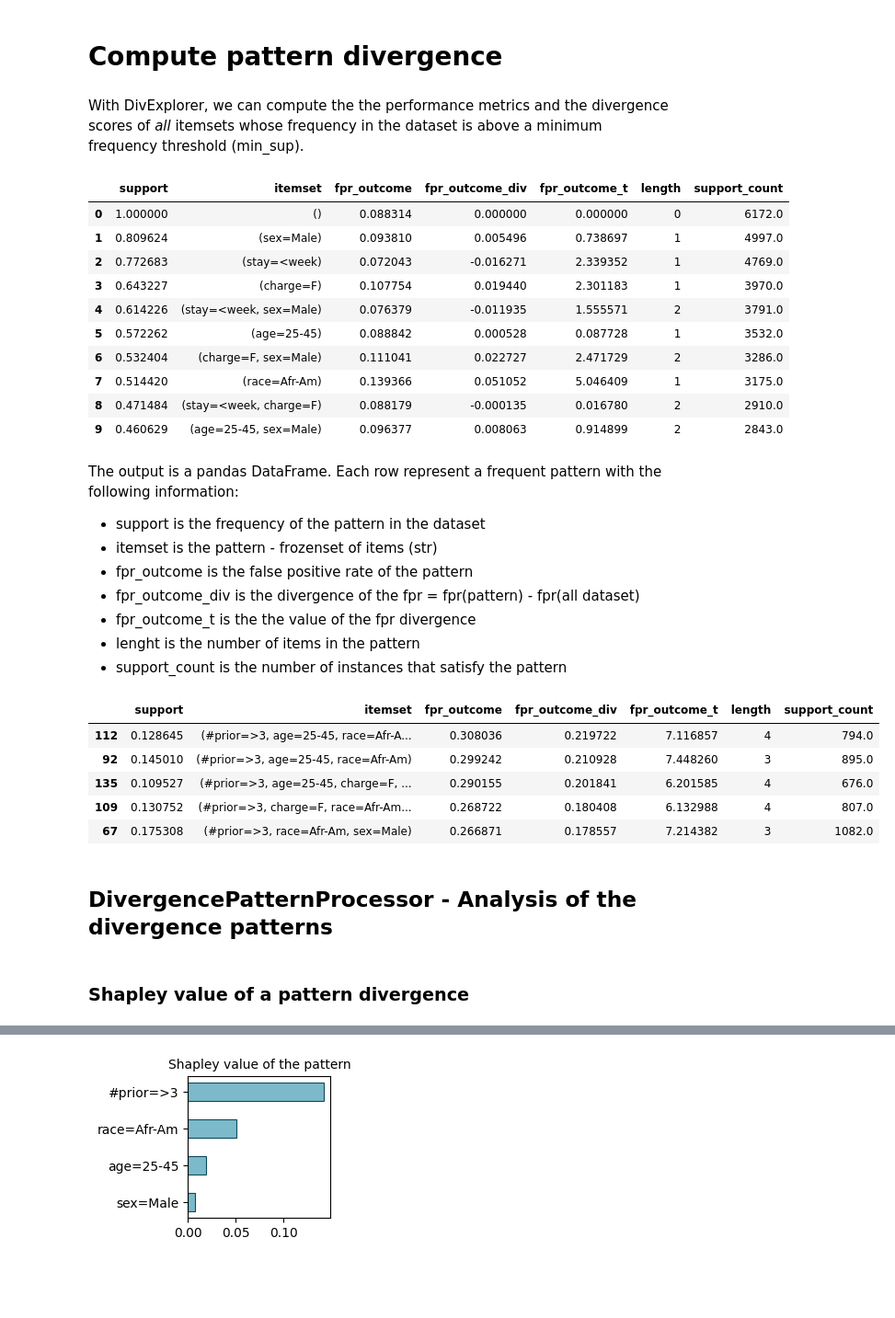
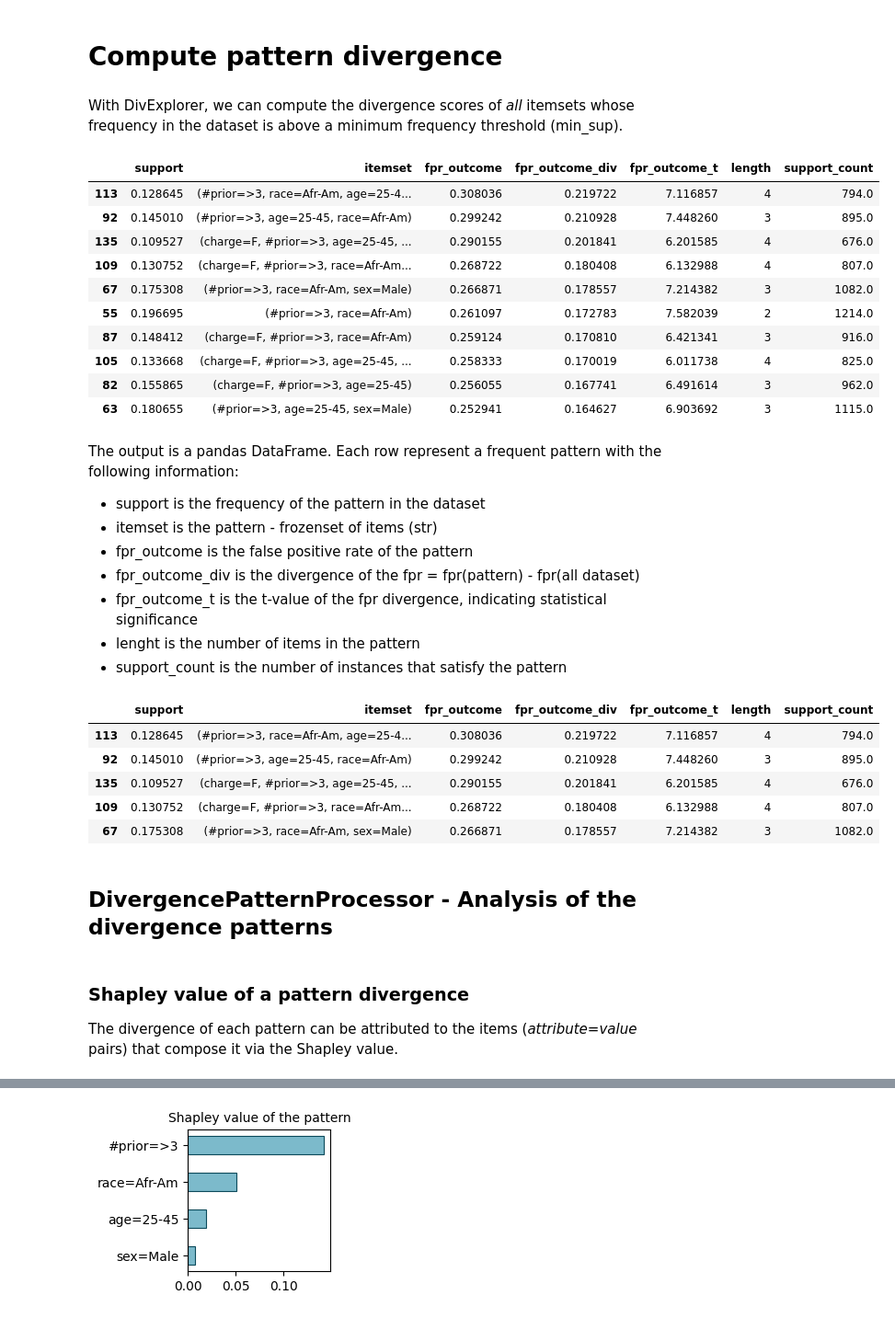
Before and after one commit to divexplorer/divexplorer, a Jupyter notebook: example_compas.ipynb, the cells around one changed output, grey strips where cells are left out. Shown: that part at 92% size. Saved outputs shown, nothing was run; the diff lists cells and outputs as text; code cells hidden in the pictures; blank space fills up the shorter version.

```diff
--- a/example_compas.ipynb
+++ b/example_compas.ipynb
@@ -51,35 +59,39 @@ from divexplorer.outcomes import get_false_positive_rate_outcome
 df['fpr_outcome'] =  get_false_positive_rate_outcome(y_trues, y_preds, negative_value=0)
 # %%
 # We drop the columns that we do not need anymore
-df = df.drop(columns=['class', 'predicted'])
+# df = df.drop(columns=['class', 'predicted'])
 # %% [markdown]
 # Compute pattern divergence
 # %% [markdown]
-With DivExplorer, we can compute the the performance metrics and the divergence scores of *all* itemsets whose frequency in the dataset is above a minimum frequency threshold (min_sup).
+With DivExplorer, we can compute the divergence scores of *all* itemsets whose frequency in the dataset is above a minimum frequency threshold (min_sup).
 # %%
 from divexplorer.divexplorer import DivergenceExplorer
 
 min_sup = 0.1
 fp_diver = DivergenceExplorer(df)
 
 # We get the divergence patterns with a minimum support of 10%
 # We set the outcomes to the name of the column that contains the outcome
-# We can have multiple outcomes, but in this case we only have one
+# We can have multiple outcomes, but in this case we only have one.
 
-FP_fm = fp_diver.get_pattern_divergence(min_support=min_sup, boolean_outcomes = ['fpr_outcome'])
-FP_fm.sort_values(by="support", ascending=False).head(10)
+# These are the columns we want to use for subgroup formation.
+attributes = ["age", "charge", "race", "sex", "#prior", "stay"]
+
+FP_fm = fp_diver.get_pattern_divergence(min_support=min_sup, attributes=attributes,
+                                        boolean_outcomes=['fpr_outcome'])
+FP_fm.sort_values(by="fpr_outcome_div", ascending=False).head(10)
 # %% [output]
 |  | support | itemset | fpr_outcome | fpr_outcome_div | fpr_outcome_t | length | support_count |
-| 0 | 1.000000 | () | 0.088314 | 0.000000 | 0.000000 | 0 | 6172.0 |
-| 1 | 0.809624 | (sex=Male) | 0.093810 | 0.005496 | 0.738697 | 1 | 4997.0 |
-| 2 | 0.772683 | (stay=<week) | 0.072043 | -0.016271 | 2.339352 | 1 | 4769.0 |
-| 3 | 0.643227 | (charge=F) | 0.107754 | 0.019440 | 2.301183 | 1 | 3970.0 |
-| 4 | 0.614226 | (stay=<week, sex=Male) | 0.076379 | -0.011935 | 1.555571 | 2 | 3791.0 |
-| 5 | 0.572262 | (age=25-45) | 0.088842 | 0.000528 | 0.087728 | 1 | 3532.0 |
-| 6 | 0.532404 | (charge=F, sex=Male) | 0.111041 | 0.022727 | 2.471729 | 2 | 3286.0 |
-| 7 | 0.514420 | (race=Afr-Am) | 0.139366 | 0.051052 | 5.046409 | 1 | 3175.0 |
-| 8 | 0.471484 | (stay=<week, charge=F) | 0.088179 | -0.000135 | 0.016780 | 2 | 2910.0 |
-| 9 | 0.460629 | (age=25-45, sex=Male) | 0.096377 | 0.008063 | 0.914899 | 2 | 2843.0 |
+| 113 | 0.128645 | (#prior=>3, race=Afr-Am, age=25-4... | 0.308036 | 0.219722 | 7.116857 | 4 | 794.0 |
+| 92 | 0.145010 | (#prior=>3, age=25-45, race=Afr-Am) | 0.299242 | 0.210928 | 7.448260 | 3 | 895.0 |
+| 135 | 0.109527 | (charge=F, #prior=>3, age=25-45, ... | 0.290155 | 0.201841 | 6.201585 | 4 | 676.0 |
+| 109 | 0.130752 | (charge=F, #prior=>3, race=Afr-Am... | 0.268722 | 0.180408 | 6.132988 | 4 | 807.0 |
+| 67 | 0.175308 | (#prior=>3, race=Afr-Am, sex=Male) | 0.266871 | 0.178557 | 7.214382 | 3 | 1082.0 |
+| 55 | 0.196695 | (#prior=>3, race=Afr-Am) | 0.261097 | 0.172783 | 7.582039 | 2 | 1214.0 |
+| 87 | 0.148412 | (charge=F, #prior=>3, race=Afr-Am) | 0.259124 | 0.170810 | 6.421341 | 3 | 916.0 |
+| 105 | 0.133668 | (charge=F, #prior=>3, age=25-45, ... | 0.258333 | 0.170019 | 6.011738 | 4 | 825.0 |
+| 82 | 0.155865 | (charge=F, #prior=>3, age=25-45) | 0.256055 | 0.167741 | 6.491614 | 3 | 962.0 |
+| 63 | 0.180655 | (#prior=>3, age=25-45, sex=Male) | 0.252941 | 0.164627 | 6.903692 | 3 | 1115.0 |
 # %% [markdown]
 The output is a pandas DataFrame. Each row represent a frequent pattern with the following information:
 
@@ -87,7 +99,7 @@ The output is a pandas DataFrame. Each row represent a frequent pattern with the
 - itemset is the pattern - frozenset of items (str)
 - fpr_outcome is the false positive rate of the pattern
 - fpr_outcome_div is the divergence of the fpr = fpr(pattern) - fpr(all dataset)
-- fpr_outcome_t is the the value of the fpr divergence
+- fpr_outcome_t is the t-value of the fpr divergence, indicating statistical significance
 - lenght is the number of items in the pattern
 - support_count is the number of instances that satisfy the pattern
 # %%
@@ -95,10 +107,10 @@ The output is a pandas DataFrame. Each row represent a frequent pattern with the
 FP_fm.sort_values(by="fpr_outcome_div", ascending=False).head(5)
 # %% [output]
 |  | support | itemset | fpr_outcome | fpr_outcome_div | fpr_outcome_t | length | support_count |
-| 112 | 0.128645 | (#prior=>3, age=25-45, race=Afr-A... | 0.308036 | 0.219722 | 7.116857 | 4 | 794.0 |
+| 113 | 0.128645 | (#prior=>3, race=Afr-Am, age=25-4... | 0.308036 | 0.219722 | 7.116857 | 4 | 794.0 |
 | 92 | 0.145010 | (#prior=>3, age=25-45, race=Afr-Am) | 0.299242 | 0.210928 | 7.448260 | 3 | 895.0 |
-| 135 | 0.109527 | (#prior=>3, age=25-45, charge=F, ... | 0.290155 | 0.201841 | 6.201585 | 4 | 676.0 |
-| 109 | 0.130752 | (#prior=>3, charge=F, race=Afr-Am... | 0.268722 | 0.180408 | 6.132988 | 4 | 807.0 |
+| 135 | 0.109527 | (charge=F, #prior=>3, age=25-45, ... | 0.290155 | 0.201841 | 6.201585 | 4 | 676.0 |
+| 109 | 0.130752 | (charge=F, #prior=>3, race=Afr-Am... | 0.268722 | 0.180408 | 6.132988 | 4 | 807.0 |
 | 67 | 0.175308 | (#prior=>3, race=Afr-Am, sex=Male) | 0.266871 | 0.178557 | 7.214382 | 3 | 1082.0 |
 # %% [markdown]
 ## DivergencePatternProcessor - Analysis of the divergence patterns
@@ -108,7 +120,9 @@ from divexplorer.pattern_processor import DivergencePatternProcessor
 # We create a pattern processor
 # We provide the dataframe and the name of the column that contains the outcome we want to analyze (fpr_outcome in this case)
 fp_diver = DivergencePatternProcessor(FP_fm, 'fpr_outcome')
-# %% [markdown]
-### Shapley value of a pattern divergence
+# %% [markdown]
+### Shapley value of a pattern divergence
+
+The divergence of each pattern can be attributed to the items (_attribute=value_ pairs) that compose it via the Shapley value.
 # %%
 # Given a pattern, we can get the shapley value of the pattern
```
Also changed, not shown: parts of 9 cells of this notebook.
